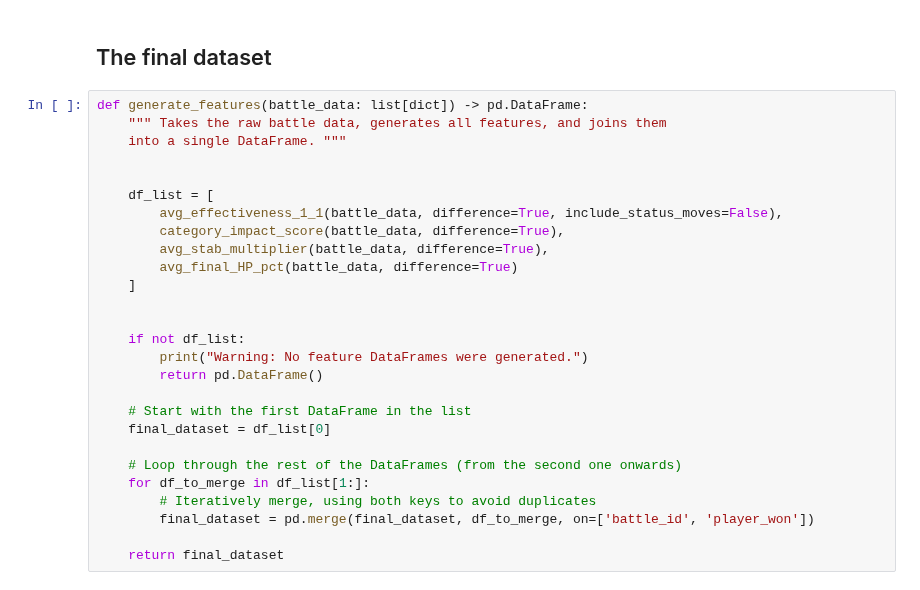
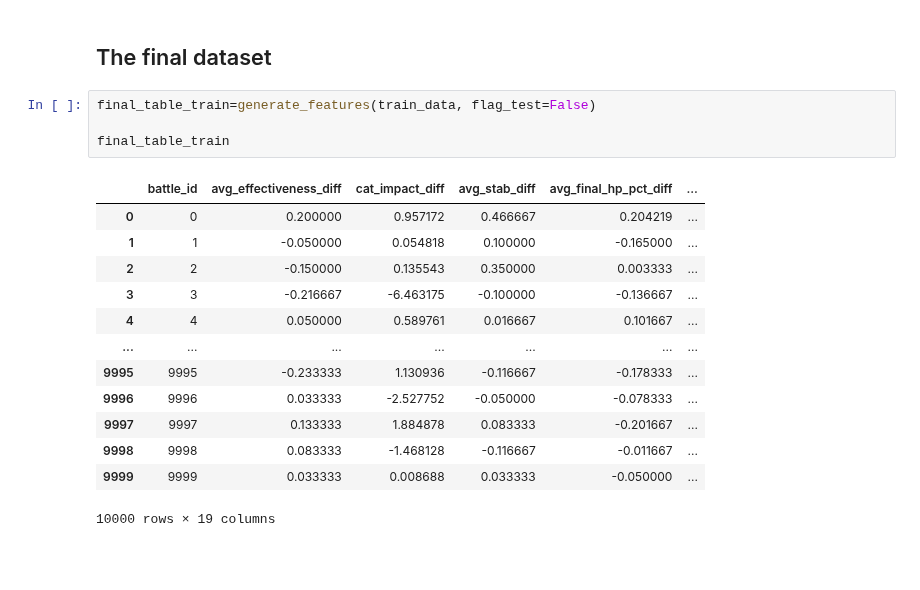
Before and after one commit to LeonardoSani/FDS_challenge, a Jupyter notebook: Notebook.ipynb, the cells around one changed output. Drawn from its saved outputs; the diff is of its cells as text; blank space fills up the shorter version.

Commit message:
added final dataset in the notebook

```diff
--- a/Notebook.ipynb
+++ b/Notebook.ipynb
@@ -300,31 +297,22 @@ False    0.090796
 Name: proportion, dtype: float64
 # %% [markdown]
 ## The final dataset
-# %%
-def generate_features(battle_data: list[dict]) -> pd.DataFrame:
-    """ Takes the raw battle data, generates all features, and joins them
-    into a single DataFrame. """
-
-
-    df_list = [
-        avg_effectiveness_1_1(battle_data, difference=True, include_status_moves=False),
-        category_impact_score(battle_data, difference=True),
-        avg_stab_multiplier(battle_data, difference=True),
-        avg_final_HP_pct(battle_data, difference=True)
-    ]
-
-
-    if not df_list:
-        print("Warning: No feature DataFrames were generated.")
-        return pd.DataFrame()
-
-    # Start with the first DataFrame in the list
-    final_dataset = df_list[0]
-
-    # Loop through the rest of the DataFrames (from the second one onwards)
-    for df_to_merge in df_list[1:]:
-        # Iteratively merge, using both keys to avoid duplicates
-        final_dataset = pd.merge(final_dataset, df_to_merge, on=['battle_id', 'player_won'])
-
-    return final_dataset
+# %%
+final_table_train=generate_features(train_data, flag_test=False)
+
+final_table_train
+# %% [output]
+|  | battle_id | avg_effectiveness_diff | cat_impact_diff | avg_stab_diff | avg_final_hp_pct_diff | ... |
+| 0 | 0 | 0.200000 | 0.957172 | 0.466667 | 0.204219 | ... |
+| 1 | 1 | -0.050000 | 0.054818 | 0.100000 | -0.165000 | ... |
+| 2 | 2 | -0.150000 | 0.135543 | 0.350000 | 0.003333 | ... |
+| 3 | 3 | -0.216667 | -6.463175 | -0.100000 | -0.136667 | ... |
+| 4 | 4 | 0.050000 | 0.589761 | 0.016667 | 0.101667 | ... |
+| ... | ... | ... | ... | ... | ... | ... |
+| 9995 | 9995 | -0.233333 | 1.130936 | -0.116667 | -0.178333 | ... |
+| 9996 | 9996 | 0.033333 | -2.527752 | -0.050000 | -0.078333 | ... |
+| 9997 | 9997 | 0.133333 | 1.884878 | 0.083333 | -0.201667 | ... |
+| 9998 | 9998 | 0.083333 | -1.468128 | -0.116667 | -0.011667 | ... |
+| 9999 | 9999 | 0.033333 | 0.008688 | 0.033333 | -0.050000 | ... |
+10000 rows × 19 columns
 # %%
```
Also changed, not shown: parts of 3 cells of this notebook.
